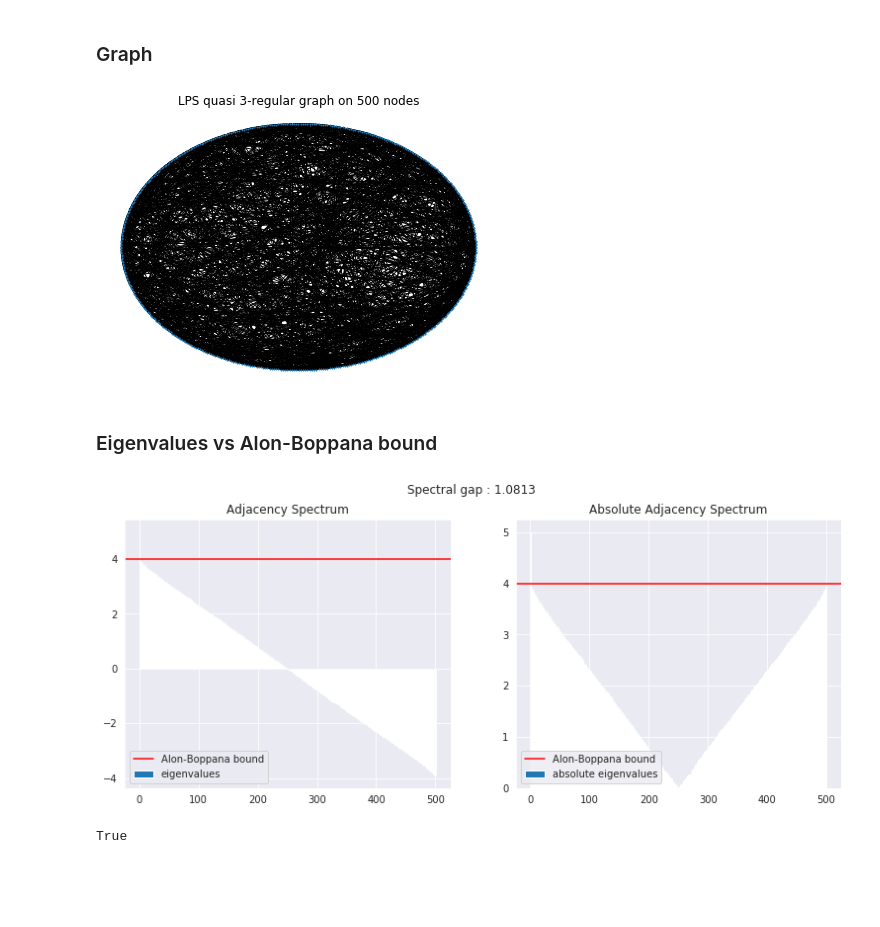
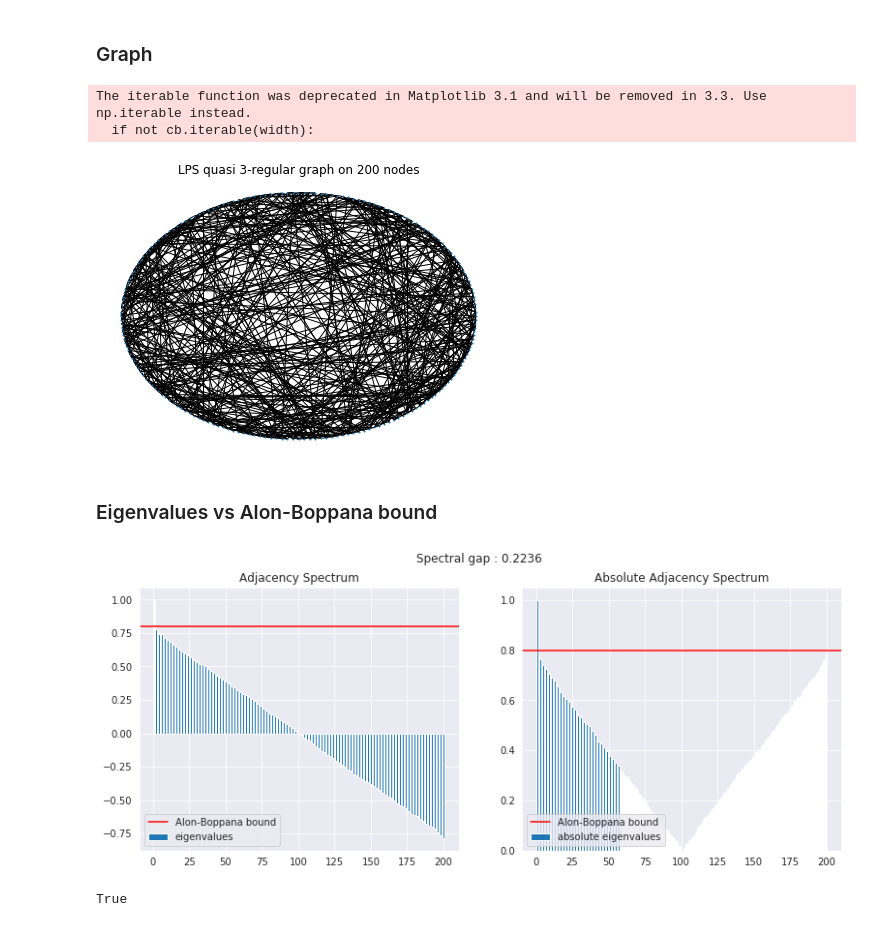
Before and after one commit to sauxpa/expander_graphs, a Jupyter notebook: random_regular_graphs.ipynb, the cells around one changed output. Drawn from its saved outputs; the diff is of its cells as text; code cells hidden in the pictures; blank space fills up the shorter version.

```diff
--- a/random_regular_graphs.ipynb
+++ b/random_regular_graphs.ipynb
@@ -9,7 +10,7 @@ from expanders import *
 # Degree
 d = 5
 # Number of vertices
-n = 500
+n = 200
 builder = RRG(d, n)
 builder.build()
 G = builder.G
@@ -27,30 +28,32 @@ ax.axis('off')
 
 plt.show()
 # %% [output]
+The iterable function was deprecated in Matplotlib 3.1 and will be removed in 3.3. Use np.iterable instead.
+  if not cb.iterable(width):
-[figure, old version]
+[figure, new version]
 # %% [markdown]
 ### Eigenvalues vs Alon-Boppana bound
 # %%
 with sns.axes_style("darkgrid"):
     fig, axes = plt.subplots(figsize=(13, 5), nrows=1, ncols=2)
 
-    fig.suptitle('Spectral gap : {:.4f}'.format(builder.spectral_gap))
+    fig.suptitle('Spectral gap : {:.4f}'.format(builder.normalized_spectral_gap))
 
     ax = axes[0]
-    ax.bar(range(1, n+1), builder.spectrum, label='eigenvalues')
-    ax.axhline(y=builder.alon_boppana(d), color='r', label='Alon-Boppana bound')
+    ax.bar(range(1, n+1), builder.normalized_spectrum, label='eigenvalues')
+    ax.axhline(y=alon_boppana(d, normalized=True), color='r', label='Alon-Boppana bound')
     ax.set_title('Adjacency Spectrum')
     ax.legend(loc='lower left')
 
     ax = axes[1]
-    ax.bar(range(1, n+1), np.abs(builder.spectrum), label='absolute eigenvalues')
-    ax.axhline(y=builder.alon_boppana(d), color='r', label='Alon-Boppana bound')
+    ax.bar(range(1, n+1), np.abs(builder.normalized_spectrum), label='absolute eigenvalues')
+    ax.axhline(y=alon_boppana(d, normalized=True), color='r', label='Alon-Boppana bound')
     ax.set_title('Absolute Adjacency Spectrum')
     ax.legend(loc='lower left')
 
 plt.show()
 # %% [output]
-[figure, old version]
+[figure, new version]
 # %%
 builder.is_ramanujan
 # %% [output]
```
Also changed, not shown: parts of 7 cells of this notebook, 2 other files.
